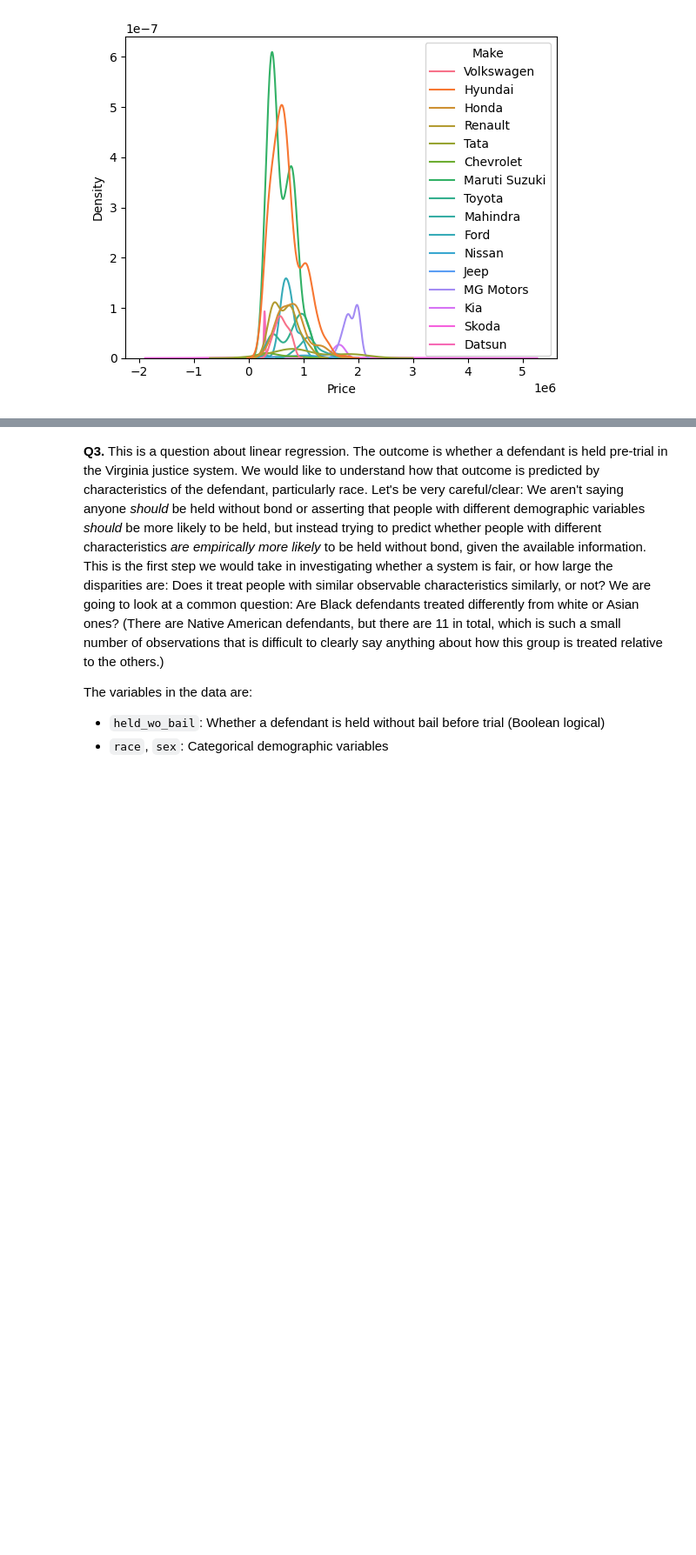
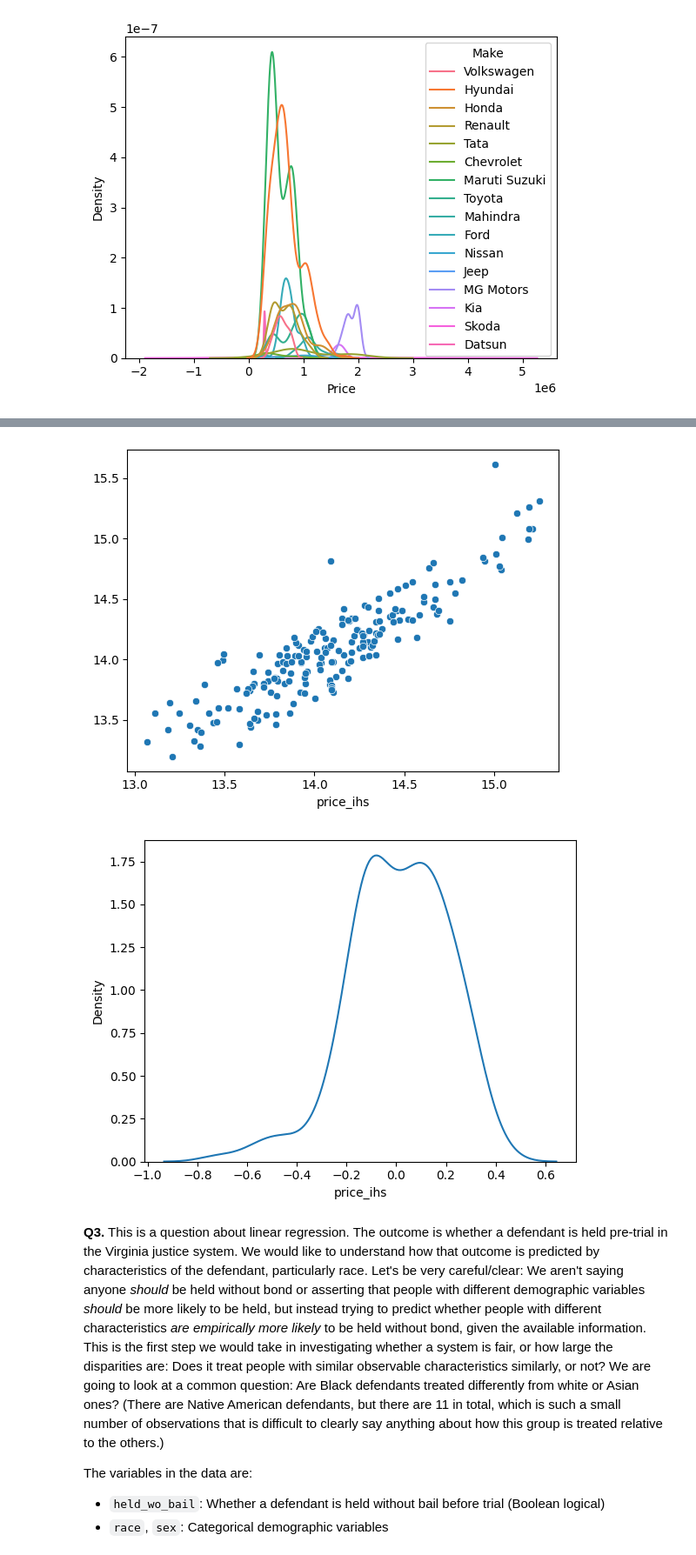
Before and after one commit to FlavienS6/linearRegression, a Jupyter notebook: assignment.ipynb, the cells around one changed output, grey strips where cells are left out. Shown: that part at 87% size. Drawn from its saved outputs; the diff is of its cells as text; code cells hidden in the pictures; blank space fills up the shorter version.

```diff
--- a/assignment.ipynb
+++ b/assignment.ipynb
@@ -253,3 +335,38 @@ y_test = df_test['price_ihs']
+# %%
+#Question 6
+import matplotlib.pyplot as plt
+d = 2
+
+expander = PolynomialFeatures(degree=d,include_bias=False)
+Z = expander.fit_transform(X_test_n)
+names = expander.get_feature_names_out()
+X_test_d = pd.DataFrame(data=Z, columns = names)
+Z = expander.fit_transform(X_train_n)
+names = expander.get_feature_names_out()
+X_train_d = pd.DataFrame(data=Z, columns = names)
+X_train_d.reset_index(drop=True, inplace=True)
+X_train_c.reset_index(drop=True, inplace=True)
+X_train_all = pd.concat([X_train_d, X_train_c], axis=1)
+X_train_all.columns = X_train_all.columns.astype(str)
+X_test_d.reset_index(drop=True, inplace=True)
+X_test_c.reset_index(drop=True, inplace=True)
+X_test_all = pd.concat([X_test_d, X_test_c], axis=1)
+X_test_all.columns = X_test_all.columns.astype(str)
+
+reg_all = lm.LinearRegression().fit(X_train_all,y_train)
+y_hat_all = reg_all.predict(X_test_all)
+residuals = y_test - y_hat_all
+
+sns.scatterplot(x=y_test,y=y_hat_all)
+plt.show()
+sns.kdeplot(residuals)
+plt.show()
+#The predicted values and the true values do line up around the diagonal, indicating that our model is fairly representative of reality.
+#The kernel density plot is roughly bell-shaped around zero, but it appears to be slightly bimodal, indicating that our model is not perfect and may be missing some features.
+#Or, it's possible that the bimodality is a statistical anomaly based on an anomoaly in this specific test data.
+# %% [output]
+[figure, added]
+[figure, added]
 # %% [markdown]
 **Q3.** This is a question about linear regression. The outcome is whether a defendant is held pre-trial in the Virginia justice system. We would like to understand how that outcome is predicted by characteristics of the defendant, particularly race. Let's be very careful/clear: We aren't saying anyone *should* be held without bond or asserting that people with different demographic variables *should* be more likely to be held, but instead trying to predict whether people with different characteristics *are empirically more likely* to be held without bond, given the available information. This is the first step we would take in investigating whether a system is fair, or how large the disparities are: Does it treat people with similar observable characteristics similarly, or not? We are going to look at a common question: Are Black defendants treated differently from white or Asian ones? (There are Native American defendants, but there are 11 in total, which is such a small number of observations that is difficult to clearly say anything about how this group is treated relative to the others.)
 
```
Also changed, not shown: parts of 6 cells of this notebook.
